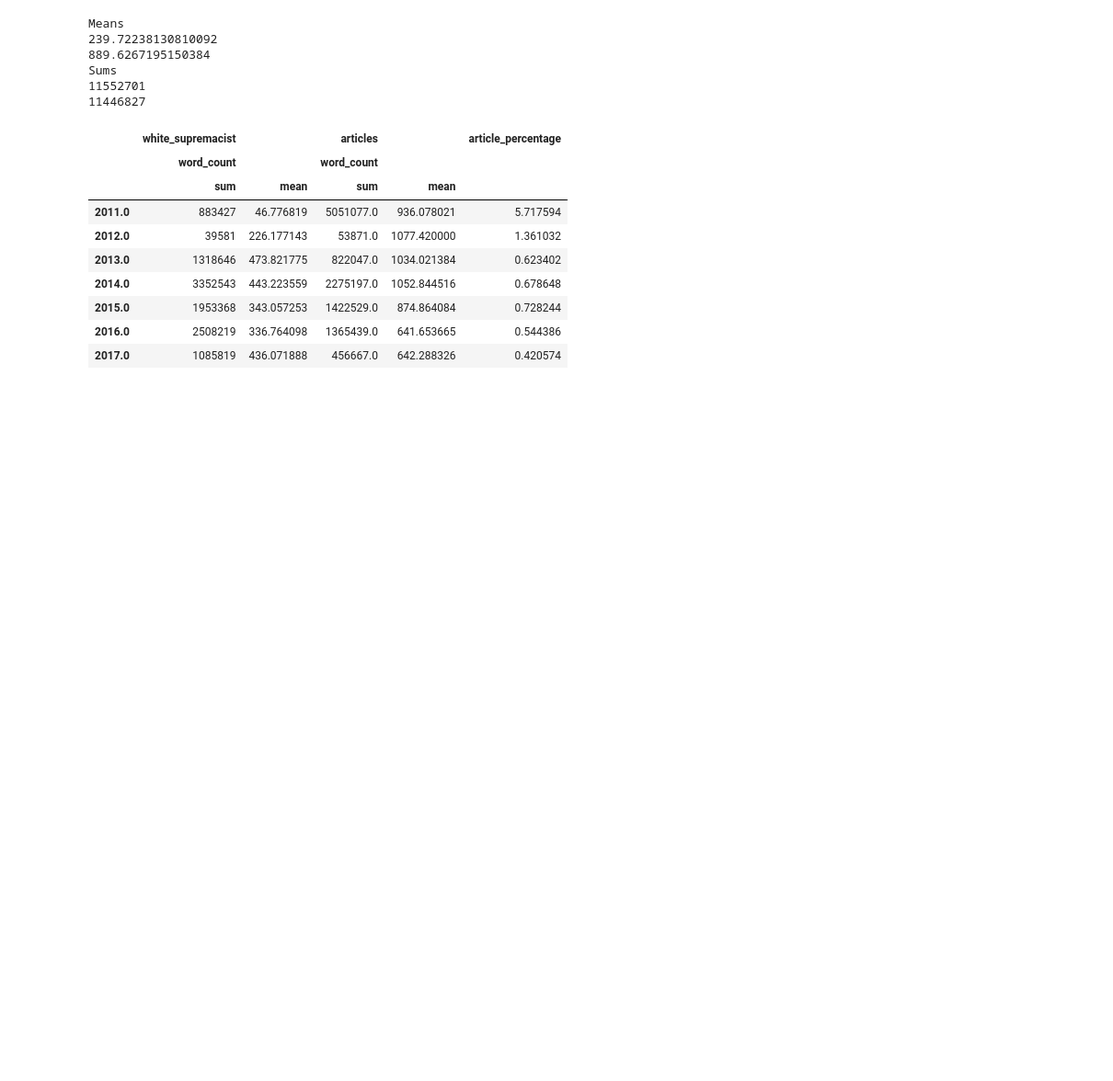
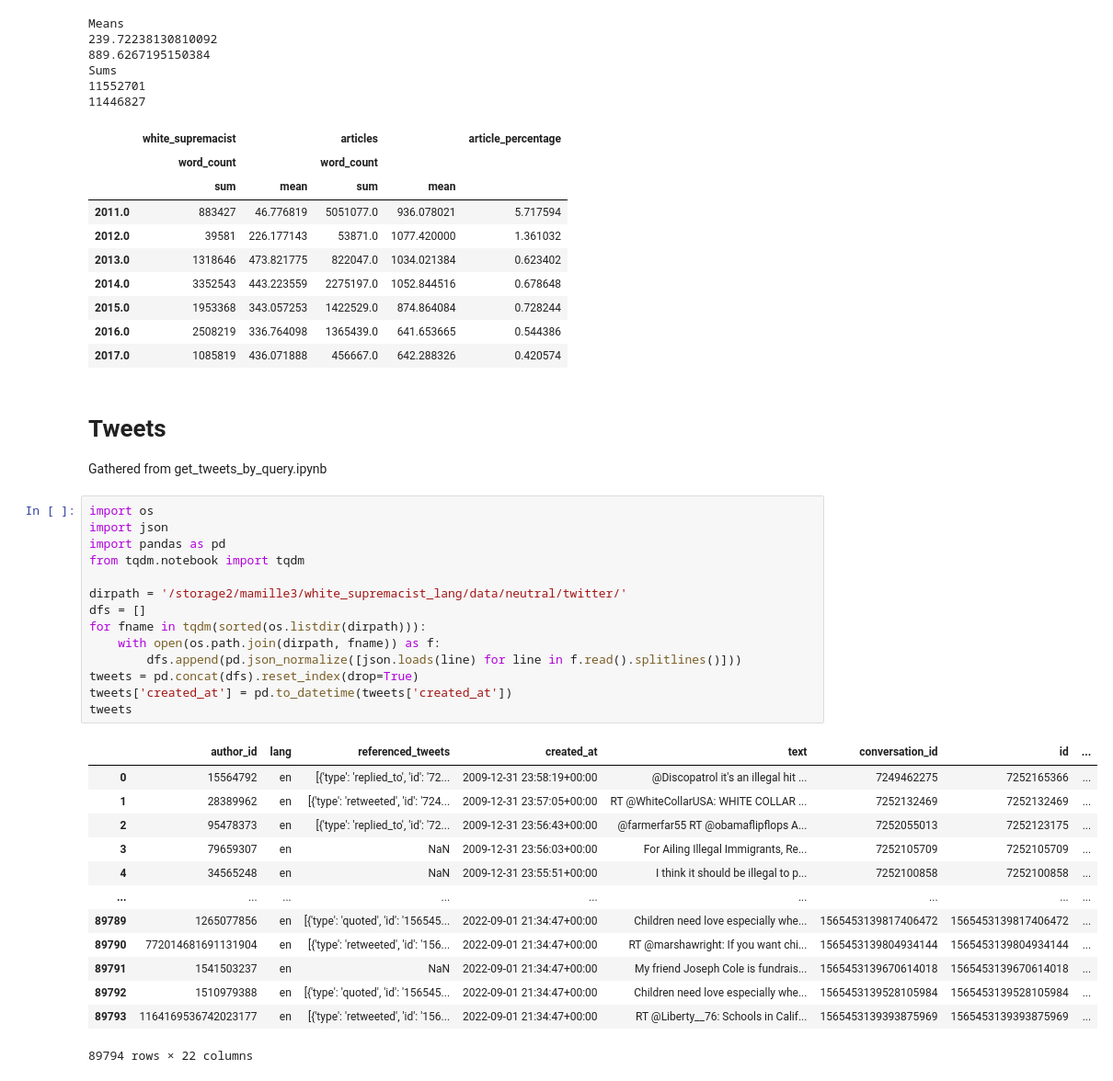
Before and after one commit to michaelmilleryoder/white_supremacist_lang, a Jupyter notebook: jupyter/neutral_data.ipynb, the cells around one changed output. Shown at 92% size. Cells and saved outputs as stored; diff of their text form; blank space fills up the shorter version.

Commit message:
tweet handling

```diff
--- a/jupyter/neutral_data.ipynb
+++ b/jupyter/neutral_data.ipynb
@@ -586,3 +586,34 @@ Sums
 | 2015.0 | 1953368 | 343.057253 | 1422529.0 | 874.864084 | 0.728244 |
 | 2016.0 | 2508219 | 336.764098 | 1365439.0 | 641.653665 | 0.544386 |
 | 2017.0 | 1085819 | 436.071888 | 456667.0 | 642.288326 | 0.420574 |
+# %% [markdown]
+# Tweets
+Gathered from get_tweets_by_query.ipynb
+# %%
+import os
+import json
+import pandas as pd
+from tqdm.notebook import tqdm
+
+dirpath = '/storage2/mamille3/white_supremacist_lang/data/neutral/twitter/'
+dfs = []
+for fname in tqdm(sorted(os.listdir(dirpath))):
+    with open(os.path.join(dirpath, fname)) as f:
+        dfs.append(pd.json_normalize([json.loads(line) for line in f.read().splitlines()]))
+tweets = pd.concat(dfs).reset_index(drop=True)
+tweets['created_at'] = pd.to_datetime(tweets['created_at'])
+tweets
+# %% [output]
+|  | author_id | lang | referenced_tweets | created_at | text | conversation_id | id | ... |
+| 0 | 15564792 | en | [{'type': 'replied_to', 'id': '72... | 2009-12-31 23:58:19+00:00 | @Discopatrol it's an illegal hit ... | 7249462275 | 7252165366 | ... |
+| 1 | 28389962 | en | [{'type': 'retweeted', 'id': '724... | 2009-12-31 23:57:05+00:00 | RT @WhiteCollarUSA: WHITE COLLAR ... | 7252132469 | 7252132469 | ... |
+| 2 | 95478373 | en | [{'type': 'replied_to', 'id': '72... | 2009-12-31 23:56:43+00:00 | @farmerfar55 RT @obamaflipflops A... | 7252055013 | 7252123175 | ... |
+| 3 | 79659307 | en | NaN | 2009-12-31 23:56:03+00:00 | For Ailing Illegal Immigrants, Re... | 7252105709 | 7252105709 | ... |
+| 4 | 34565248 | en | NaN | 2009-12-31 23:55:51+00:00 | I think it should be illegal to p... | 7252100858 | 7252100858 | ... |
+| ... | ... | ... | ... | ... | ... | ... | ... | ... |
+| 89789 | 1265077856 | en | [{'type': 'quoted', 'id': '156545... | 2022-09-01 21:34:47+00:00 | Children need love especially whe... | 1565453139817406472 | 1565453139817406472 | ... |
+| 89790 | 772014681691131904 | en | [{'type': 'retweeted', 'id': '156... | 2022-09-01 21:34:47+00:00 | RT @marshawright: If you want chi... | 1565453139804934144 | 1565453139804934144 | ... |
+| 89791 | 1541503237 | en | NaN | 2022-09-01 21:34:47+00:00 | My friend Joseph Cole is fundrais... | 1565453139670614018 | 1565453139670614018 | ... |
+| 89792 | 1510979388 | en | [{'type': 'quoted', 'id': '156545... | 2022-09-01 21:34:47+00:00 | Children need love especially whe... | 1565453139528105984 | 1565453139528105984 | ... |
+| 89793 | 1164169536742023177 | en | [{'type': 'retweeted', 'id': '156... | 2022-09-01 21:34:47+00:00 | RT @Liberty__76: Schools in Calif... | 1565453139393875969 | 1565453139393875969 | ... |
+89794 rows × 22 columns
```
Also changed, not shown: parts of 6 cells of this notebook, 1 other file.
